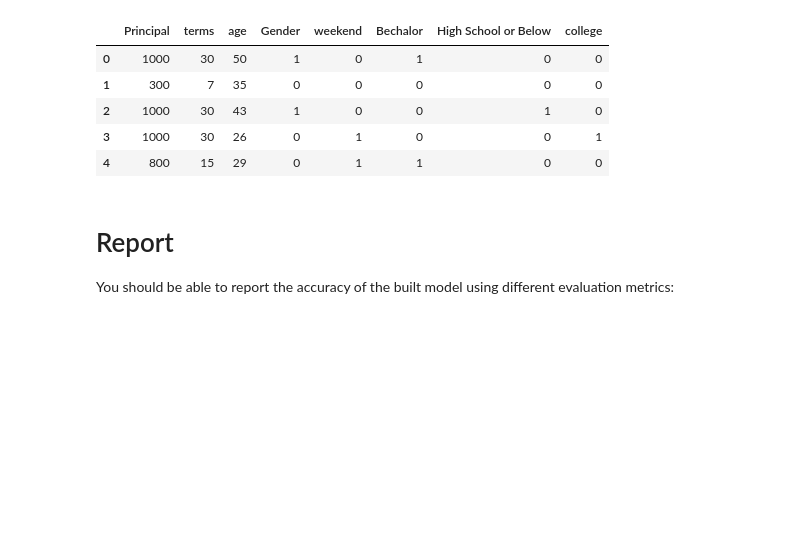
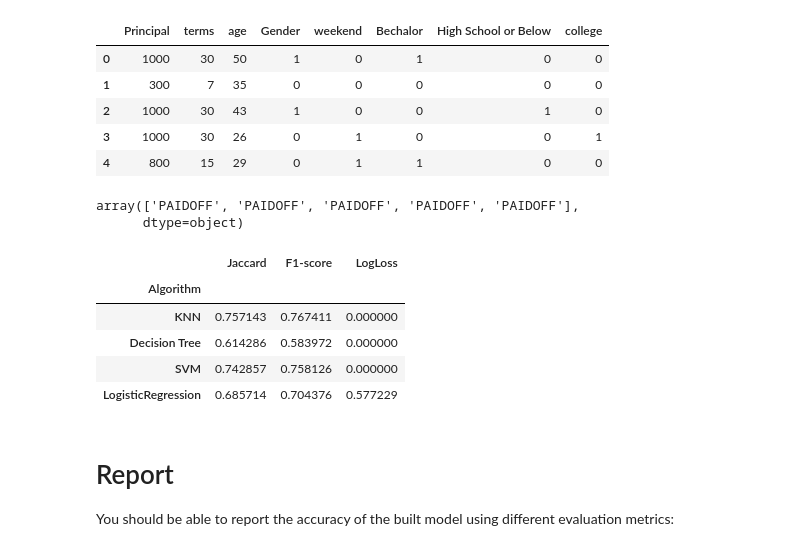
Before and after one commit to kakarlamohan/Coursera_Capstone, a Jupyter notebook: PythonMachineLearning.ipynb, the cells around one changed output. Cells and saved outputs as stored; diff of their text form; code cells hidden in the pictures; blank space fills up the shorter version.

```diff
--- a/PythonMachineLearning.ipynb
+++ b/PythonMachineLearning.ipynb
@@ -605,3 +618,39 @@ TFeature.head()
+# %%
+test_y [0:5]
+# %% [output]
+array(['PAIDOFF', 'PAIDOFF', 'PAIDOFF', 'PAIDOFF', 'PAIDOFF'],
+      dtype=object)
+# %%
+import scipy
+model_list = (neigh, loanstat, clf, LR)
+mat = scipy.zeros([4,3],dtype='float64')
+
+# Jaccard and F1 score
+for col, mdl in enumerate(model_list):
+    y_predict = mdl.predict(X_test)
+    mat[col,0] = jaccard_similarity_score(y_predict, y_test)
+    mat[col,1] = f1_score(y_predict, y_test, average = 'weighted')
+
+# log_loss for Logistic Regression
+y_predict_proba = LR.predict_proba(X_test)
+mat[3,2] = log_loss(y_test, y_predict_proba)
+
+# convert to Dataframe
+report = pd.DataFrame(mat)
+report.columns=('Jaccard','F1-score','LogLoss')
+
+# set index names
+algorithm = ['KNN','Decision Tree','SVM','LogisticRegression']
+report['Algorithm'] = algorithm
+report.set_index('Algorithm', inplace = True)
+report
+# %% [output]
+|  | Jaccard | F1-score | LogLoss |
+| Algorithm |  |  |  |
+| KNN | 0.757143 | 0.767411 | 0.000000 |
+| Decision Tree | 0.614286 | 0.583972 | 0.000000 |
+| SVM | 0.742857 | 0.758126 | 0.000000 |
+| LogisticRegression | 0.685714 | 0.704376 | 0.577229 |
 # %% [markdown]
 # Report
 You should be able to report the accuracy of the built model using different evaluation metrics:
```
Also changed, not shown: parts of 19 cells of this notebook.
